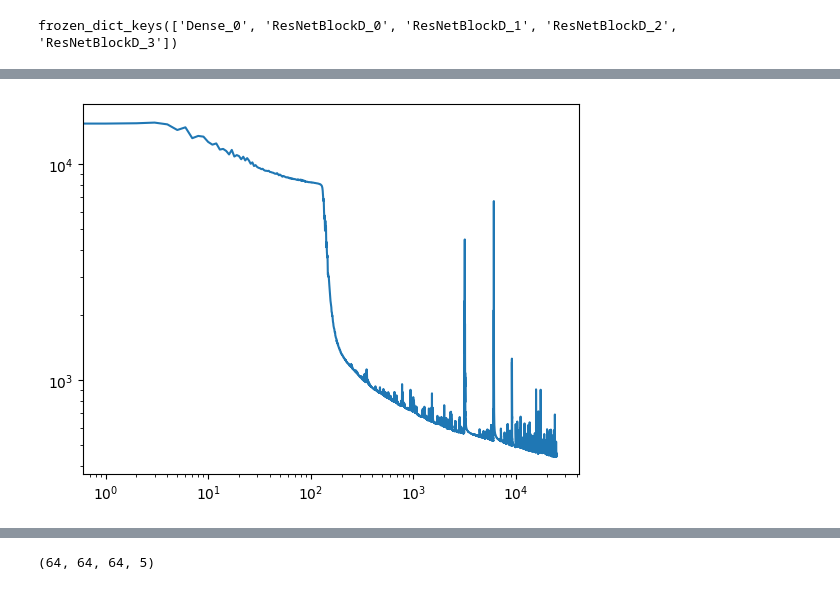
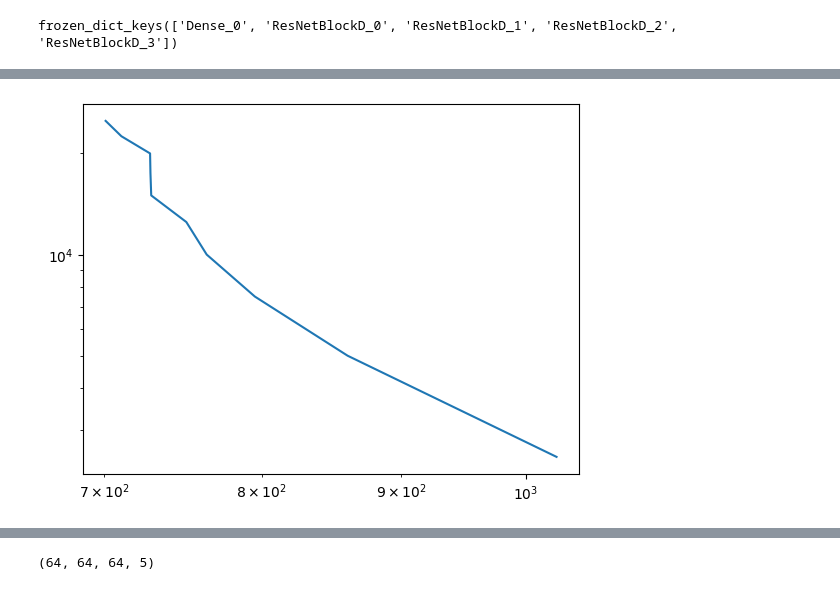
Before and after one commit to JonnyyTorres/Galsim_JAX, a Jupyter notebook: Galsim_JAX_VAE.ipynb, the cells around one changed output, grey strips where cells are left out. Drawn from its saved outputs; the diff is of its cells as text; code cells hidden in the pictures.

Commit message:
Correction of loss function, adding loss test

```diff
--- a/Galsim_JAX_VAE.ipynb
+++ b/Galsim_JAX_VAE.ipynb
@@ -737,7 +773,7 @@ batch_enc = jnp.ones((1, 64, 64, 5))
 params = res_net.init(rng, batch_enc)
 
 # Taking 64 images of the dataset
-batch_im = next(dset)[0]
+batch_im = next(dset)
 # Generating new keys to use them for inference
 rng_1, rng_2 = random.split(rng)
 
@@ -882,7 +918,7 @@ batch_enc = jnp.ones((1, 64, 64, 5))
 params_enc = ResNetEnc(act_fn=nn.leaky_relu, block_class=ResNetBlock).init(rng, batch_enc)
 
 # Taking 64 images of the dataset
-batch_im = next(dset)[0]
+batch_im = next(dset)
 # Generating new keys to use them for inference
 rng, rng_1 = random.split(rng)
 
@@ -927,10 +963,10 @@ def loss_fn(params, rng_key, batch): #state, rng_key, batch):
     p = ResNetDec(act_fn=nn.leaky_relu, block_class=ResNetBlockD).apply(params_dec, z)
 
     # Compute loss
-    kl = tfd.kl_divergence(p, tfd.MultivariateNormalDiag(jnp.zeros((1, 64, 64, 5))))
+    # kl = tfd.kl_divergence(p, tfd.MultivariateNormalDiag(jnp.zeros((1, 64, 64, 5))))
     log_likelihood = p.log_prob(x)
 
-    elbo = log_likelihood - 0.0001*kl # Here we apply a regularization factor on the KL term
+    elbo = log_likelihood #- 0.0001*kl # Here we apply a regularization factor on the KL term
     loss = -elbo.mean()
     return loss
 # %%
@@ -1030,11 +1066,14 @@ View run at https://wandb.ai/jonnyytorres/galsim-jax-resnet/runs/siqmbs6b
 # %%
 from tqdm.auto import tqdm
 losses = []
+losses_test = []
+losses_test_epoch = []
 # best_eval_loss = 1e6
 
 for epoch in tqdm(range(1, config.epochs + 1)):
     rng, rng_1 = random.split(rng)
-    loss, params, opt_state = update(params, rng, opt_state, batch_im)
+    batch_im = next(dset)
+    loss, params, opt_state = update(params, rng_1, opt_state, batch_im)
     losses.append(loss)
     step+=1
 
@@ -1052,9 +1091,29 @@ for epoch in tqdm(range(1, config.epochs + 1)):
     summary_writer.scalar('learning_rate', lr_schedule(step)*1e-3, step)
     if epoch % 2500 == 0 :
         # save_checkpoint("checkpoint.msgpack", opt_state, epoch)
-        print("Epoch: {}, loss: {:.2f}".format(epoch, loss))
+
         with open('models/galsimjax_ResNet/model-%d.pckl'%epoch, 'wb') as file:
             pickle.dump([params, opt_state], file)
+
+        dataset_eval = input_fn('test')
+        test_iterator = dataset_eval.as_numpy_iterator()
+
+        for_list_mean = []
+
+        for img in test_iterator:
+            rng, rng_1 = random.split(rng)
+            loss_test = loss_fn(params, rng_1, img)
+            for_list_mean.append(loss_test)
+
+        losses_test.append(np.mean(for_list_mean))
+        losses_test_epoch.append(epoch)
+
+        wandb.log({
+        "test_loss": losses_test[-1],
+        }, step=epoch)
+
+        print("Epoch: {}, loss: {:.2f}, loss test: {:.2f}".format(epoch, loss, losses_test[-1]))
+
 
 loss_min = min(losses)
 best_epoch = losses.index(loss_min)
@@ -1087,7 +1151,7 @@ Find logs at: ./wandb/run-20230531_100804-siqmbs6b/logs
 # %%
-plt.loglog(losses);
+plt.loglog(losses_test, losses_test_epoch);
 # %% [output]
-[figure, old version]
+[figure, new version]
 # %%
 with open('models/galsimjax_ResNet/model-{}.pckl'.format(config.epochs), 'wb') as file:
     pickle.dump([params, opt_state], file)
```
Also changed, not shown: parts of 27 cells of this notebook.
